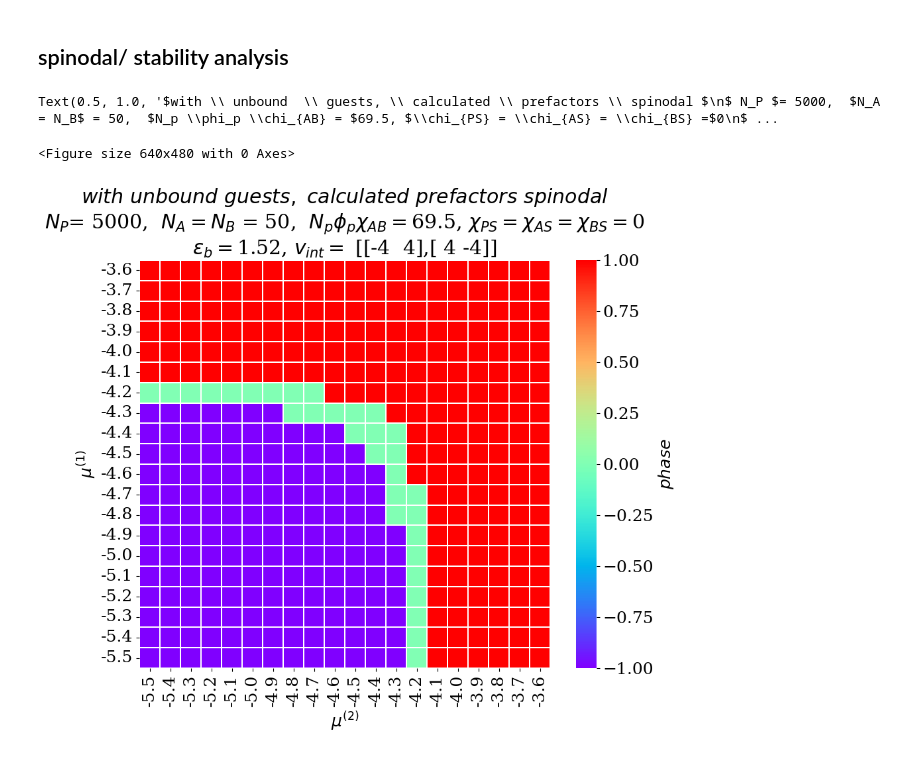
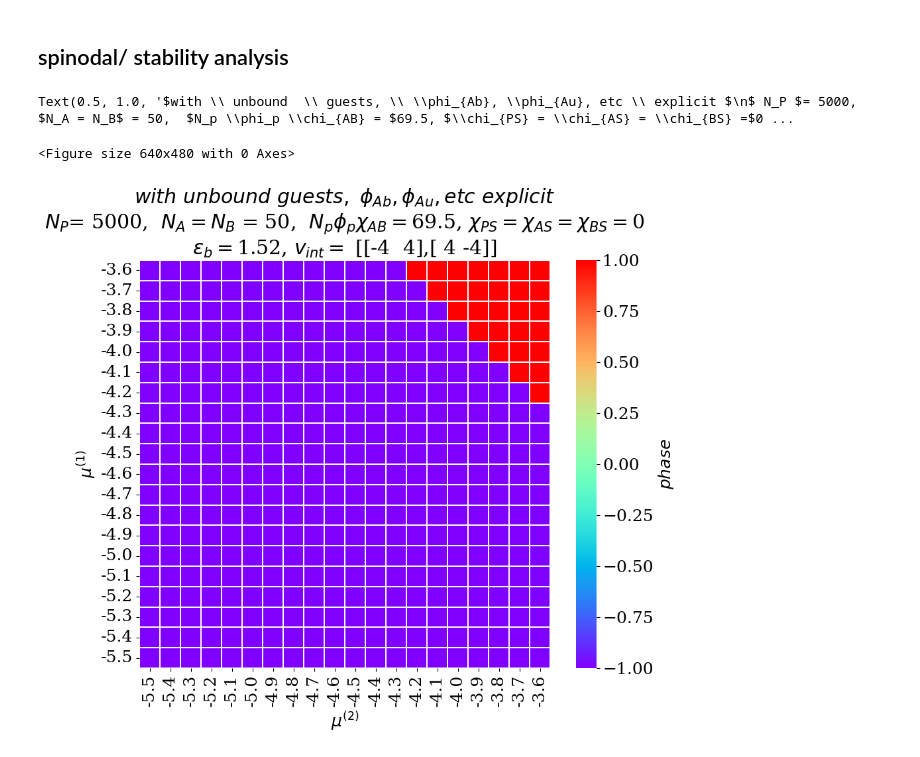
Before and after one commit to tmhabte/wlcsim_membrane, a Jupyter notebook: explicit_binder/spinodal_calc.ipynb, the cells around one changed output. Drawn from its saved outputs; the diff is of its cells as text; code cells hidden in the pictures.

```diff
--- a/explicit_binder/spinodal_calc.ipynb
+++ b/explicit_binder/spinodal_calc.ipynb
@@ -107,8 +356,8 @@ Text(0, 0.5, '$\\langle s \\rangle$')
 corrs = [s_bnd_A, s_bnd_B]
 i = 5
 j = 5
-mu1 = mu1_arr[i]
-mu2 = mu2_arr[j]
+mu1 = phi_Au_arr[i]
+mu2 = phi_Bu_arr[j]
 
 s_bnd_A = s_bind_A_ALL[i, j]
 s_bnd_B = s_bind_B_ALL[i, j]
@@ -176,22 +425,22 @@ chi_BS = 0
 chis = [chi_AP, chi_BP, chi_AB, chi_PS, chi_AS, chi_BS]
 
 
-min_eigval_arr = np.zeros((len(mu1_arr[:]), len(mu2_arr[:]), len(k_vec)))
+min_eigval_arr = np.zeros((len(phi_Au_arr[:]), len(phi_Bu_arr[:]), len(k_vec)))
 
-min_eigval_arr_allk_DENS = np.zeros((len(mu1_arr[:]), len(mu2_arr[:])))
-min_eigval_arr_allk_ps = np.zeros((len(mu1_arr[:]), len(mu2_arr[:])))
+min_eigval_arr_allk_DENS = np.zeros((len(phi_Au_arr[:]), len(phi_Bu_arr[:])))
+min_eigval_arr_allk_ps = np.zeros((len(phi_Au_arr[:]), len(phi_Bu_arr[:])))
 
-# min_eigvec_arr = np.zeros((len(mu1_arr[:]), len(mu2_arr[:]), len(k_vec), 5))
-# min_eigvec_arr_allk_DENS = np.zeros((len(mu1_arr[:]), len(mu2_arr[:]), 5))
-min_eigvec_arr = np.zeros((len(mu1_arr[:]), len(mu2_arr[:]), len(k_vec), 3))
-min_eigvec_arr_allk_DENS = np.zeros((len(mu1_arr[:]), len(mu2_arr[:]), 3))
-k_star_arr_DENS= np.zeros((len(mu1_arr[:]), len(mu2_arr[:])))
+# min_eigvec_arr = np.zeros((len(phi_Au_arr[:]), len(phi_Bu_arr[:]), len(k_vec), 5))
+# min_eigvec_arr_allk_DENS = np.zeros((len(phi_Au_arr[:]), len(phi_Bu_arr[:]), 5))
+min_eigvec_arr = np.zeros((len(phi_Au_arr[:]), len(phi_Bu_arr[:]), len(k_vec), 3))
+min_eigvec_arr_allk_DENS = np.zeros((len(phi_Au_arr[:]), len(phi_Bu_arr[:]), 3))
+k_star_arr_DENS= np.zeros((len(phi_Au_arr[:]), len(phi_Bu_arr[:])))
 
-cond_num_arr = np.zeros((len(mu1_arr[:]), len(mu2_arr[:]), len(k_vec)))
-max_cond_arr = np.zeros((len(mu1_arr[:]), len(mu2_arr[:])))
+cond_num_arr = np.zeros((len(phi_Au_arr[:]), len(phi_Bu_arr[:]), len(k_vec)))
+max_cond_arr = np.zeros((len(phi_Au_arr[:]), len(phi_Bu_arr[:])))
 
-for i, mu1 in enumerate(mu1_arr):
-    for j, mu2 in enumerate(mu2_arr):
+for i, mu1 in enumerate(phi_Au_arr):
+    for j, mu2 in enumerate(phi_Bu_arr):
 #         if mu1 == mu2:
 #             continue
         mu = [mu1, mu2]
@@ -283,9 +532,9 @@ plt.rc('font', **font)
 # min_ind = 0
 # max_ind = -1
 
-mu1_array = np.round(mu1_arr, 4)
-mu2_array = np.round(mu2_arr, 4)
-# plt.scatter(mu1_array[np.where(multi_soln_mus == 1)[0]],mu2_array[np.where(multi_soln_mus == 1)[1]])
+phi_Au_array = np.round(phi_Au_arr, 4)
+phi_Bu_array = np.round(phi_Bu_arr, 4)
+# plt.scatter(phi_Au_array[np.where(multi_soln_mus == 1)[0]],phi_Bu_array[np.where(multi_soln_mus == 1)[1]])
 # k_ind = 20
 #     poly_fluc = min_eigvec_arr_allk[:,:,0]
 #     poly_fluc[np.where(np.sign(min_eigval_arr_allk) == 1) ] = 0
@@ -293,40 +542,40 @@ mu2_array = np.round(mu2_arr, 4)
 #     prot1_fluc = min_eigvec_arr_allk[:,:,1]
 #     prot1_fluc[np.where(np.sign(min_eigval_arr_allk) == 1) ] = 0
 
 #     prot2_fluc = min_eigvec_arr_allk[:,:,2]
 #     prot2_fluc[np.where(np.sign(min_eigval_arr_allk) == 1) ] = 0
 
 # k_star_arr_DENS[np.where(np.sign(min_eigval_arr_allk_DENS) == 1) ] = np.nan
-# ax = sns.heatmap(1/(k_star_arr*b), linewidth=0.25, cmap = "cool", xticklabels=mu2_array, yticklabels=mu1_array, cbar_kws={'label':  r"$ \frac{1}{k^*} \ (nm)$"})
-ax = sns.heatmap(spinodal, linewidth=0.25, cmap = "rainbow", xticklabels=mu2_array, yticklabels=mu1_array,\
+# ax = sns.heatmap(1/(k_star_arr*b), linewidth=0.25, cmap = "cool", xticklabels=phi_Bu_array, yticklabels=phi_Au_array, cbar_kws={'label':  r"$ \frac{1}{k^*} \ (nm)$"})
+ax = sns.heatmap(spinodal, linewidth=0.25, cmap = "rainbow", xticklabels=phi_Bu_array, yticklabels=phi_Au_array,\
                  cbar_kws={'label':  r"$phase$"}, vmin=-1, vmax=1)
 
 spacing = 1
 ax.set_xticks(ax.get_xticks()[::spacing])
-ax.set_xticklabels(mu2_array[::spacing])#.astype(np.int64))
+ax.set_xticklabels(phi_Bu_array[::spacing])#.astype(np.int64))
 ax.set_yticks(ax.get_yticks()[::spacing])
-ax.set_yticklabels(mu1_array[::spacing])#.astype(np.int64))
+ax.set_yticklabels(phi_Au_array[::spacing])#.astype(np.int64))
 ax.invert_yaxis()
 
 plt.ylabel("$\mu^{(1)}$")
 plt.xlabel("$\mu^{(2)}$")
 
 # plt.title(r"$ignoring \ unbound  \ guests, \ equal \ prefactors \ spinodal $" +  "\n" + "$ N_P $= %s, " % N_P + " $N_A = N_B$ = %s, " % N_A + " $N_p \phi_p \chi_{AB} = $" + \
 #           str(chi_AB*N_P*phi_p) \
 #           + ", $\chi_{PS} = \chi_{AS} = \chi_{BS} =$" + str(chi_AS)
 #            +\
 #           "\n" + "$\epsilon_b = $" + str(e_m[0]) + ", $v_{int} = $ [" + str(v_int[0]) + "," + str(v_int[1]) + "]")
-plt.title(r"$with \ unbound  \ guests, \ calculated \ prefactors \ spinodal $" +  "\n" + "$ N_P $= %s, " % N_P + " $N_A = N_B$ = %s, " % N_A + " $N_p \phi_p \chi_{AB} = $" + \
+plt.title(r"$with \ unbound  \ guests, \ \phi_{Ab}, \phi_{Au}, etc \ explicit $" +  "\n" + "$ N_P $= %s, " % N_P + " $N_A = N_B$ = %s, " % N_A + " $N_p \phi_p \chi_{AB} = $" + \
           str(chi_AB*N_P*phi_p) \
           + ", $\chi_{PS} = \chi_{AS} = \chi_{BS} =$" + str(chi_AS)
            +\
           "\n" + "$\epsilon_b = $" + str(e_m[0]) + ", $v_{int} = $ [" + str(v_int[0]) + "," + str(v_int[1]) + "]")
 
 # plt.savefig('OABS_phases.png')
 # %% [output]
-Text(0.5, 1.0, '$with \\ unbound  \\ guests, \\ calculated \\ prefactors \\ spinodal $\n$ N_P $= 5000,  $N_A = N_B$ = 50,  $N_p \\phi_p \\chi_{AB} = $69.5, $\\chi_{PS} = \\chi_{AS} = \\chi_{BS} =$0\n$ ...
+Text(0.5, 1.0, '$with \\ unbound  \\ guests, \\ \\phi_{Ab}, \\phi_{Au}, etc \\ explicit $\n$ N_P $= 5000,  $N_A = N_B$ = 50,  $N_p \\phi_p \\chi_{AB} = $69.5, $\\chi_{PS} = \\chi_{AS} = \\chi_{BS} =$0 ...
 <Figure size 640x480 with 0 Axes>
-[figure, old version]
+[figure, new version]
 # %%
 # S2_mat = np.array([[-99966970.91418333, 5.955472724699314, 5.955472724699317, 0, 0, 0], \
 #           [5.955472724699314, -17199483.03414897, 0.009998139340788366, 0, 0, 0], \
```
Also changed, not shown: parts of 18 cells of this notebook, 4 other files.
